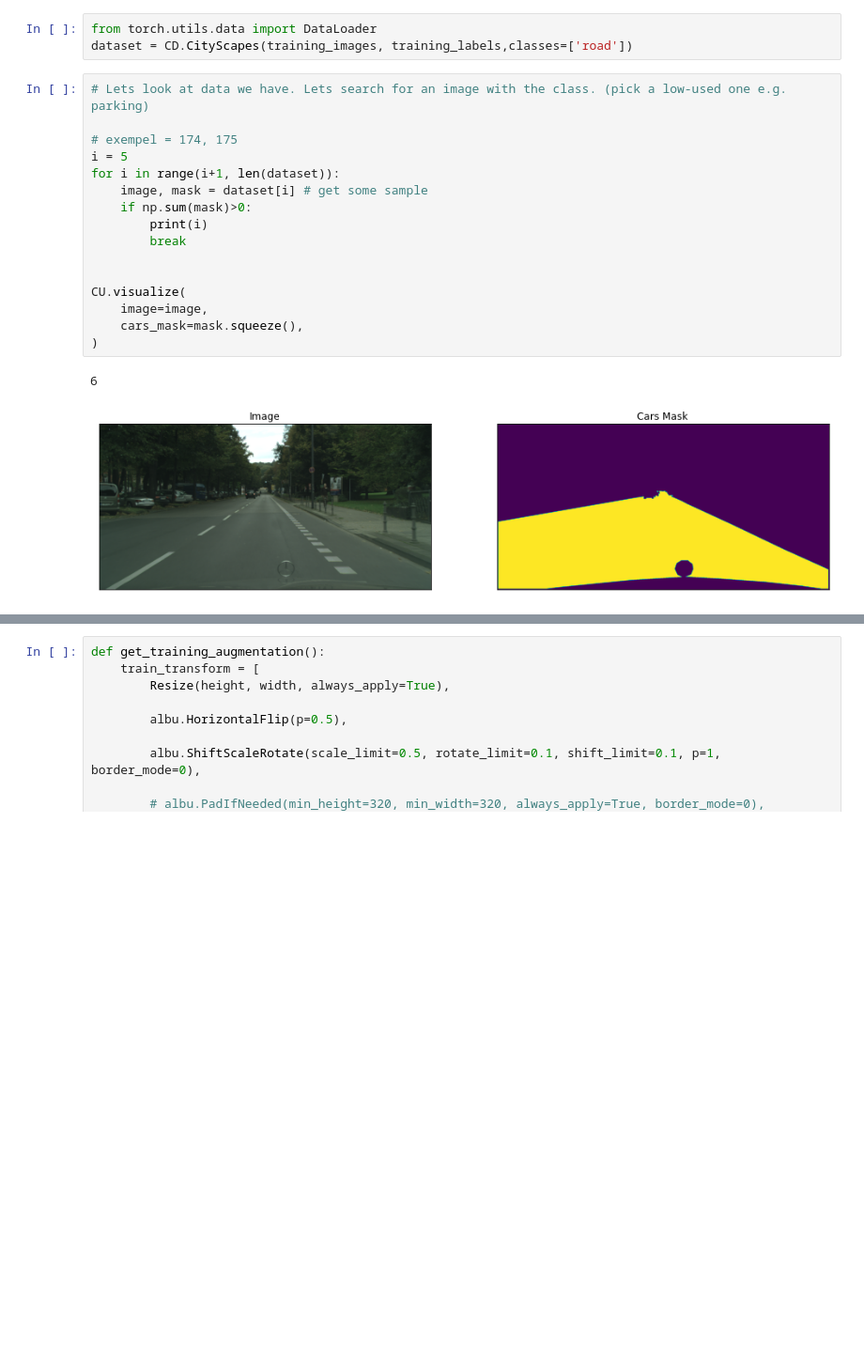
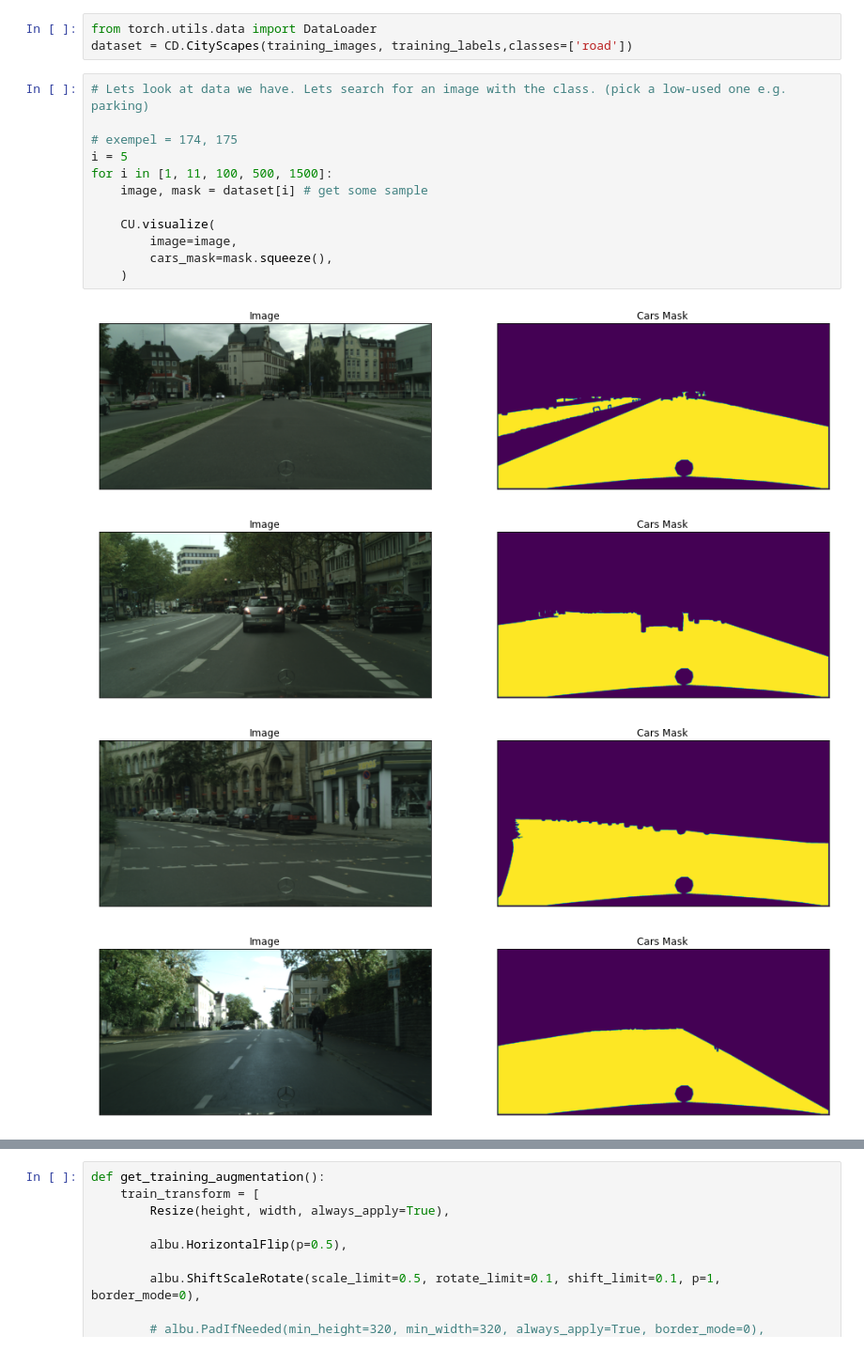
Before and after one commit to jenshenriksson/ood-cityscapes-bdd, a Jupyter notebook: notebooks/3b. Proof of Concept CityScapes.ipynb, the cells around one changed output, grey strips where cells are left out. Shown at 94% size. Saved outputs shown, nothing was run; the diff lists cells and outputs as text; blank space fills up the shorter version.

```diff
--- a/notebooks/3b. Proof of Concept CityScapes.ipynb
+++ b/notebooks/3b. Proof of Concept CityScapes.ipynb
@@ -42,19 +52,17 @@ dataset = CD.CityScapes(training_images, training_labels,classes=['road'])
 # %%
 # Lets look at data we have. Lets search for an image with the class. (pick a low-used one e.g. parking)
 
 # exempel = 174, 175
 i = 5
-for i in range(i+1, len(dataset)):
+for i in [1, 11, 100, 500, 1500]:
     image, mask = dataset[i] # get some sample
-    if np.sum(mask)>0:
-        print(i)
-        break
 
-
-CU.visualize(
-    image=image,
-    cars_mask=mask.squeeze(),
-)
+    CU.visualize(
+        image=image,
+        cars_mask=mask.squeeze(),
+    )
 # %% [output]
-6
-[figure, old version]
+[figure, new version]
+[figure, added]
+[figure, added]
+[figure, added]
```
Also changed, not shown: parts of 13 cells of this notebook.
